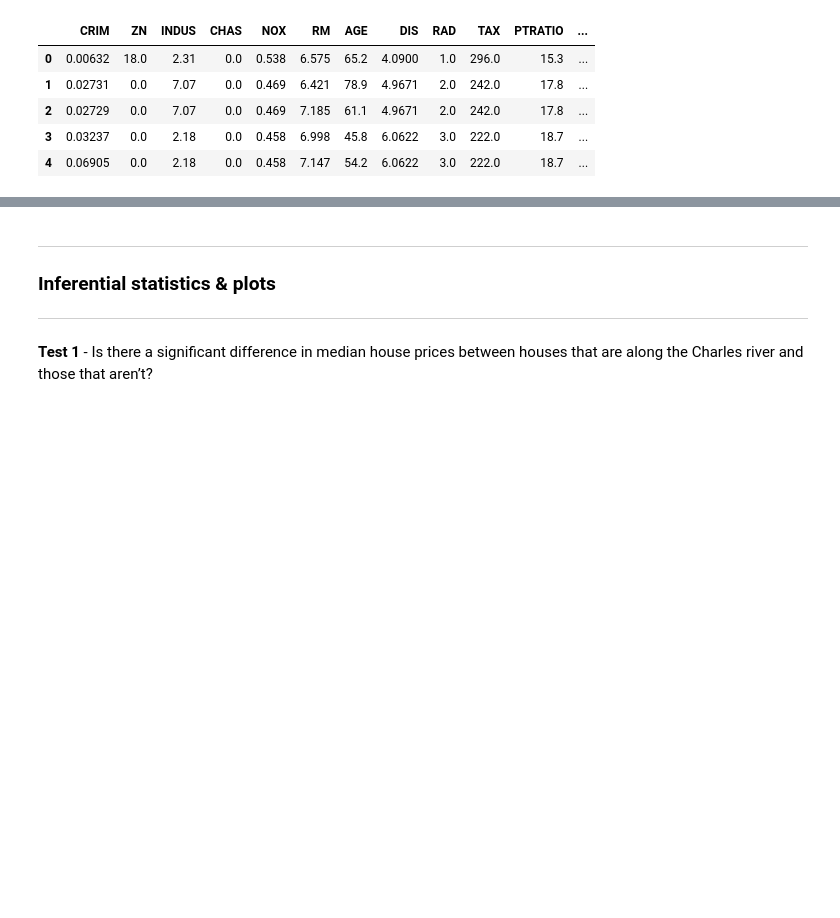
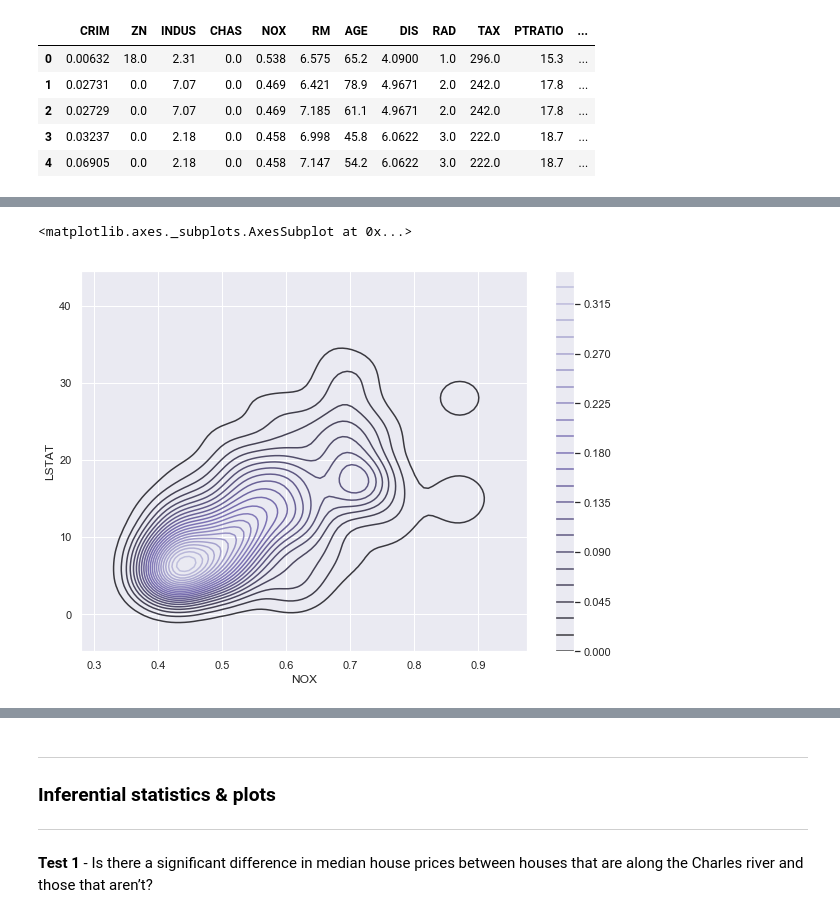
Before and after one commit to Datagatherer2357/Machine-Learning-and-Statistics-2019-Assessment, a Jupyter notebook: Machine-Learning-and-Statistics-2019-Assessment.ipynb, the cells around one changed output, grey strips where cells are left out. Cells and saved outputs as stored; diff of their text form; code cells hidden in the pictures; blank space fills up the shorter version.

```diff
--- a/Machine-Learning-and-Statistics-2019-Assessment.ipynb
+++ b/Machine-Learning-and-Statistics-2019-Assessment.ipynb
@@ -224,0 +290,7 @@ plt.show()
+# %%
+# Bivariate density of carbon monoxide and low income [8].
+
+sns.kdeplot(boston["NOX"], boston["LSTAT"],n_levels=30, cmap="Purples_d", cbar= "True")
+# %% [output]
+<matplotlib.axes._subplots.AxesSubplot at 0x...>
+[figure, added]
```
Also changed, not shown: parts of 40 cells of this notebook.
